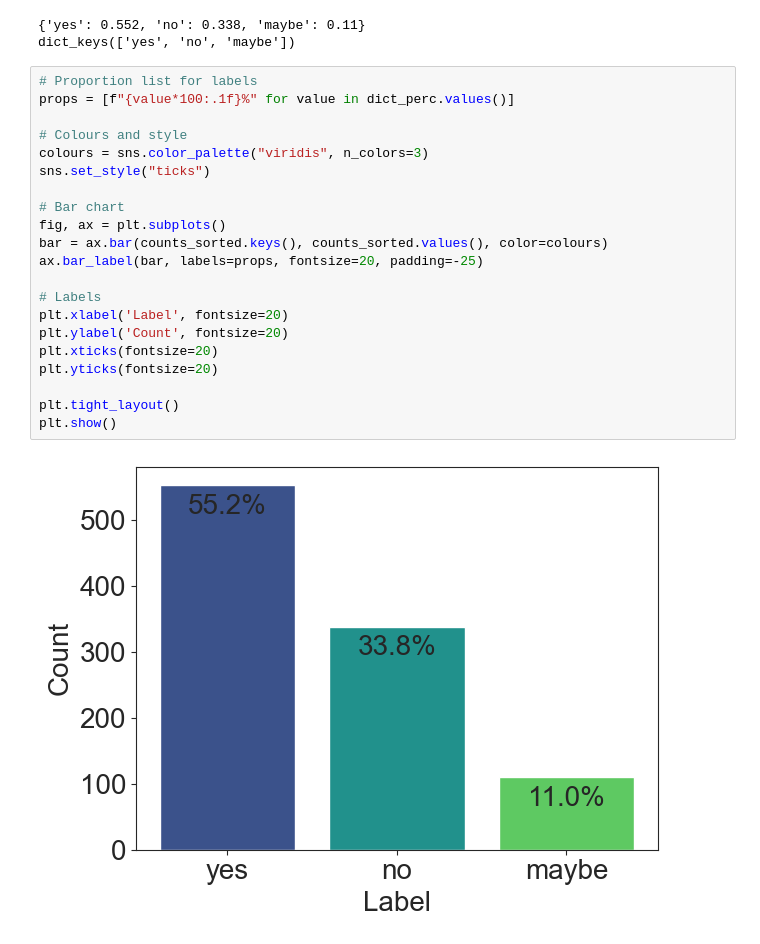
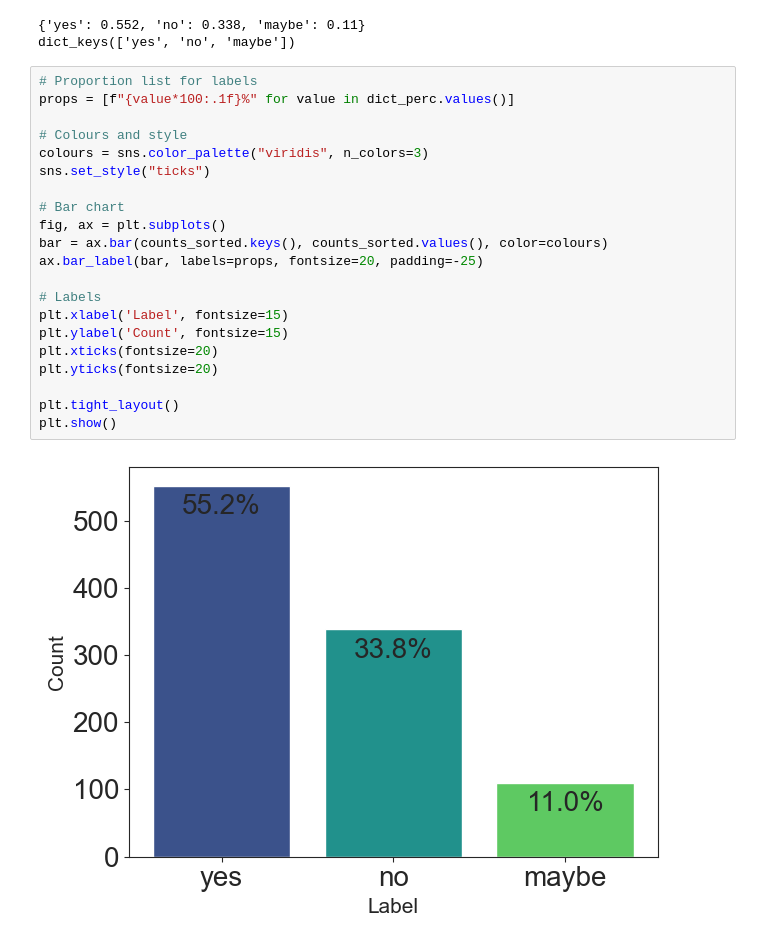
Before and after one commit to StooneJam/Medical-Question-Answering, a Jupyter notebook: EDA/EDA.ipynb, the cells around one changed output. Drawn from its saved outputs; the diff is of its cells as text.

```diff
--- a/EDA/EDA.ipynb
+++ b/EDA/EDA.ipynb
@@ -173,26 +173,26 @@ print(counts_sorted.keys())
 # %% [output]
 {'yes': 0.552, 'no': 0.338, 'maybe': 0.11}
 dict_keys(['yes', 'no', 'maybe'])
-# %%
-# Proportion list for labels
-props = [f"{value*100:.1f}%" for value in dict_perc.values()]
-
-# Colours and style
-colours = sns.color_palette("viridis", n_colors=3)
-sns.set_style("ticks")
-
-# Bar chart
-fig, ax = plt.subplots()
-bar = ax.bar(counts_sorted.keys(), counts_sorted.values(), color=colours)
-ax.bar_label(bar, labels=props, fontsize=20, padding=-25)
-
-# Labels
-plt.xlabel('Label', fontsize=20)
-plt.ylabel('Count', fontsize=20)
-plt.xticks(fontsize=20)
-plt.yticks(fontsize=20)
-
-plt.tight_layout()
-plt.show()
-# %% [output]
-[figure, removed]
+# %%
+# Proportion list for labels
+props = [f"{value*100:.1f}%" for value in dict_perc.values()]
+
+# Colours and style
+colours = sns.color_palette("viridis", n_colors=3)
+sns.set_style("ticks")
+
+# Bar chart
+fig, ax = plt.subplots()
+bar = ax.bar(counts_sorted.keys(), counts_sorted.values(), color=colours)
+ax.bar_label(bar, labels=props, fontsize=20, padding=-25)
+
+# Labels
+plt.xlabel('Label', fontsize=15)
+plt.ylabel('Count', fontsize=15)
+plt.xticks(fontsize=20)
+plt.yticks(fontsize=20)
+
+plt.tight_layout()
+plt.show()
+# %% [output]
+[figure, added]
```
